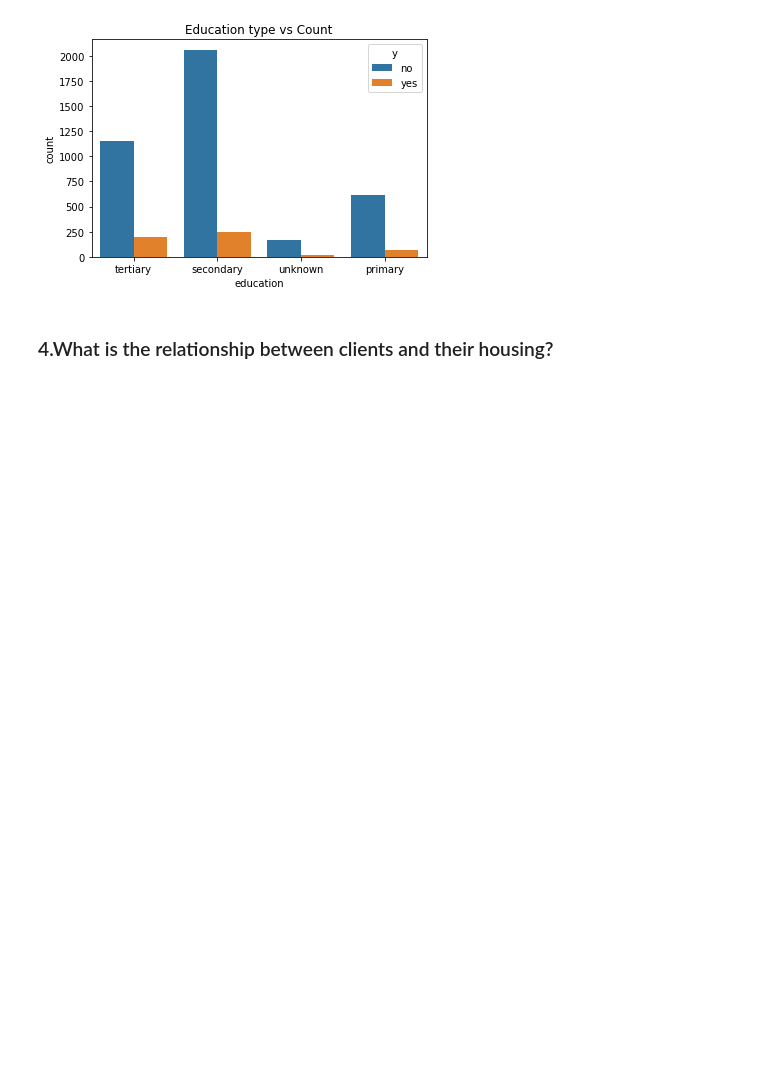
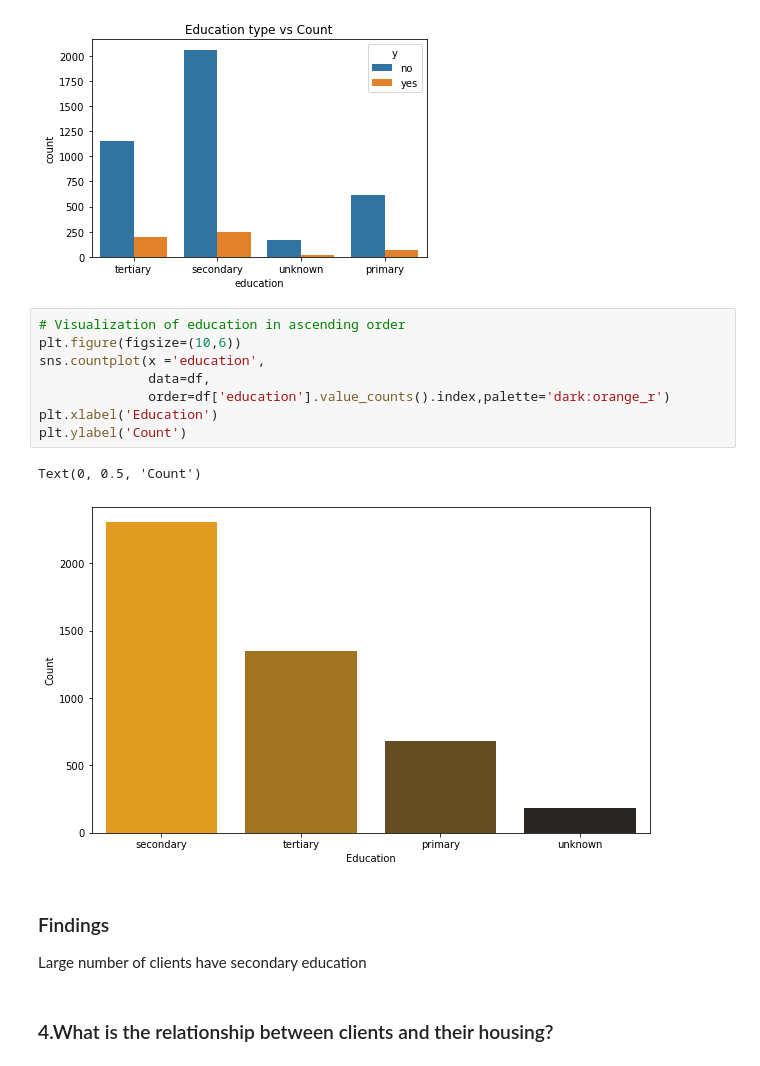
Before and after one commit to patrickamwayi/banking-dataset-analysis, a Jupyter notebook: banking_dataset_analysis.ipynb, the cells around one changed output. Saved outputs shown, nothing was run; the diff lists cells and outputs as text; blank space fills up the shorter version.

```diff
--- a/banking_dataset_analysis.ipynb
+++ b/banking_dataset_analysis.ipynb
@@ -218,6 +246,20 @@ plt.title("Education type vs Count")
 # %% [output]
 Text(0.5, 1.0, 'Education type vs Count')
 [figure]
+# %%
+# Visualization of education in ascending order
+plt.figure(figsize=(10,6))
+sns.countplot(x ='education',
+              data=df,
+              order=df['education'].value_counts().index,palette='dark:orange_r')
+plt.xlabel('Education')
+plt.ylabel('Count')
+# %% [output]
+Text(0, 0.5, 'Count')
+[figure, added]
+# %% [markdown]
+### Findings
+Large number of clients have secondary education
 # %% [markdown]
 ### 4.What is the relationship between clients and their housing?
 # %%
```
Also changed, not shown: parts of 5 cells of this notebook.
